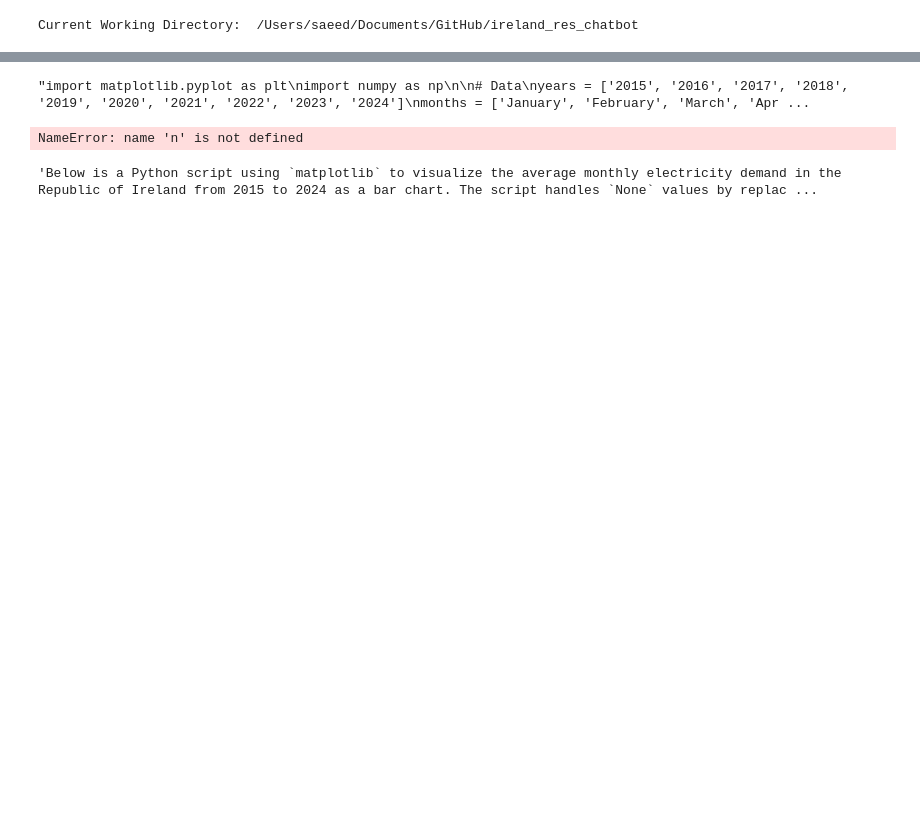
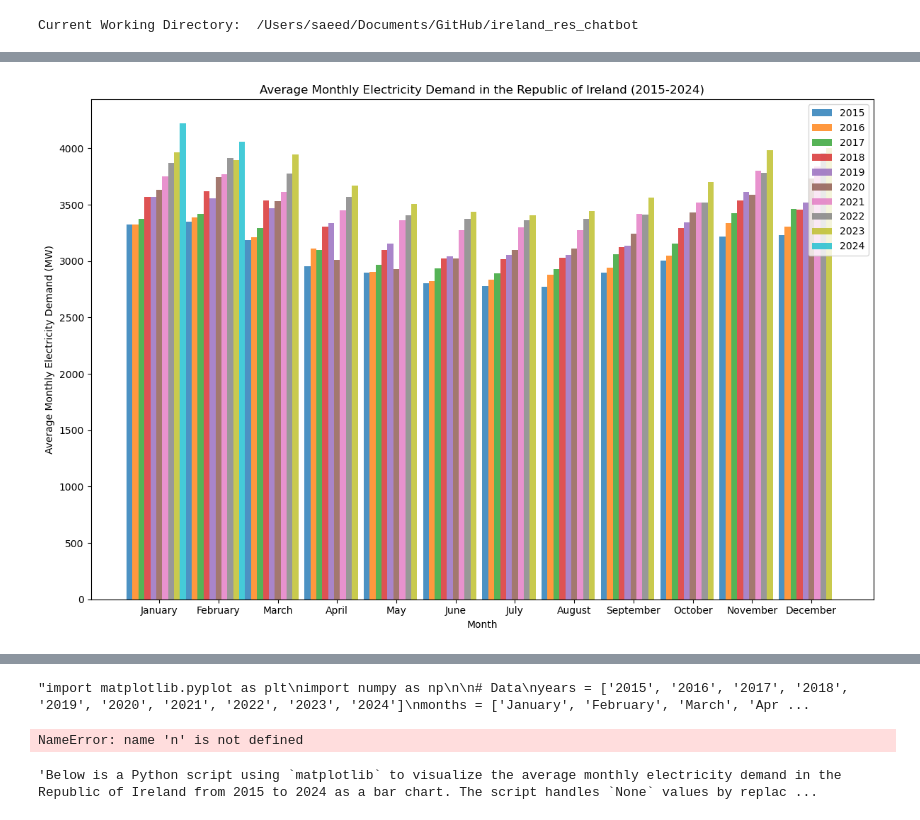
Before and after one commit to SaM-92/DataInsightChatbot, a Jupyter notebook: test_functions.ipynb, the cells around one changed output, grey strips where cells are left out. Drawn from its saved outputs; the diff is of its cells as text; code cells hidden in the pictures; blank space fills up the shorter version.

```diff
--- a/test_functions.ipynb
+++ b/test_functions.ipynb
@@ -114,3 +173,50 @@ generated_code = response.content.strip()
+# %%
+import matplotlib.pyplot as plt
+import numpy as np
+
+# Data
+years = ['2015', '2016', '2017', '2018', '2019', '2020', '2021', '2022', '2023', '2024']
+months = ['January', 'February', 'March', 'April', 'May', 'June', 'July', 'August', 'September', 'October', 'November', 'December']
+data = {
+    '2015': [3323.09, 3352.81, 3184.11, 2957.75, 2898.45, 2806.45, 2781.24, 2769.94, 2896.21, 3007.33, 3220.30, 3230.20],
+    '2016': [3328.05, 3386.33, 3213.92, 3109.82, 2903.81, 2823.95, 2833.04, 2879.54, 2940.70, 3048.38, 3340.14, 3303.90],
+    '2017': [3375.38, 3419.41, 3296.83, 3100.87, 2964.37, 2938.46, 2893.12, 2931.84, 3059.51, 3154.64, 3423.07, 3465.22],
+    '2018': [3570.08, 3621.15, 3539.29, 3303.98, 3096.44, 3025.21, 3017.02, 3029.48, 3125.32, 3291.30, 3536.72, 3458.05],
+    '2019': [3569.81, 3558.19, 3467.80, 3339.57, 3154.31, 3043.68, 3058.07, 3054.80, 3137.58, 3341.72, 3615.00, 3517.65],
+    '2020': [3632.61, 3746.07, 3529.15, 3011.87, 2927.05, 3021.21, 3097.92, 3114.33, 3245.25, 3430.17, 3589.08, 3734.94],
+    '2021': [3751.32, 3770.26, 3614.08, 3450.60, 3359.76, 3272.31, 3301.98, 3276.88, 3417.59, 3517.36, 3801.73, 3840.85],
+    '2022': [3873.02, 3914.30, 3776.05, 3572.39, 3409.07, 3374.90, 3361.20, 3376.09, 3415.31, 3521.34, 3786.26, 3957.65],
+    '2023': [3964.72, 3895.09, 3945.77, 3670.55, 3505.98, 3439.04, 3406.73, 3446.16, 3566.63, 3701.02, 3986.07, 4006.10],
+    '2024': [4222.89, 4057.18, None, None, None, None, None, None, None, None, None, None]
+}
+
+# Replace None with zero
+for year in data:
+    data[year] = [0 if v is None else v for v in data[year]]
+
+# Prepare data for plotting
+num_years = len(years)
+index = np.arange(len(months[:12]))  # Only up to February for 2024
+bar_width = 0.1
+opacity = 0.8
+
+# Plotting
+fig, ax = plt.subplots(figsize=(12, 8))
+for i, year in enumerate(years):
+    plt.bar(index + i * bar_width, data[year][:len(months[:12])], bar_width, alpha=opacity, label=year)
+
+# Labeling
+plt.xlabel('Month')
+plt.ylabel('Average Monthly Electricity Demand (MW)')
+plt.title('Average Monthly Electricity Demand in the Republic of Ireland (2015-2024)')
+plt.xticks(index + bar_width * num_years / 2, months[:12])
+plt.legend()
+
+# Show plot
+plt.tight_layout()
+plt.show()
+# %% [output]
+[figure, added]
 # %%
 generated_code
 # %% [output]
```
Also changed, not shown: parts of 12 cells of this notebook, 1 other file.
